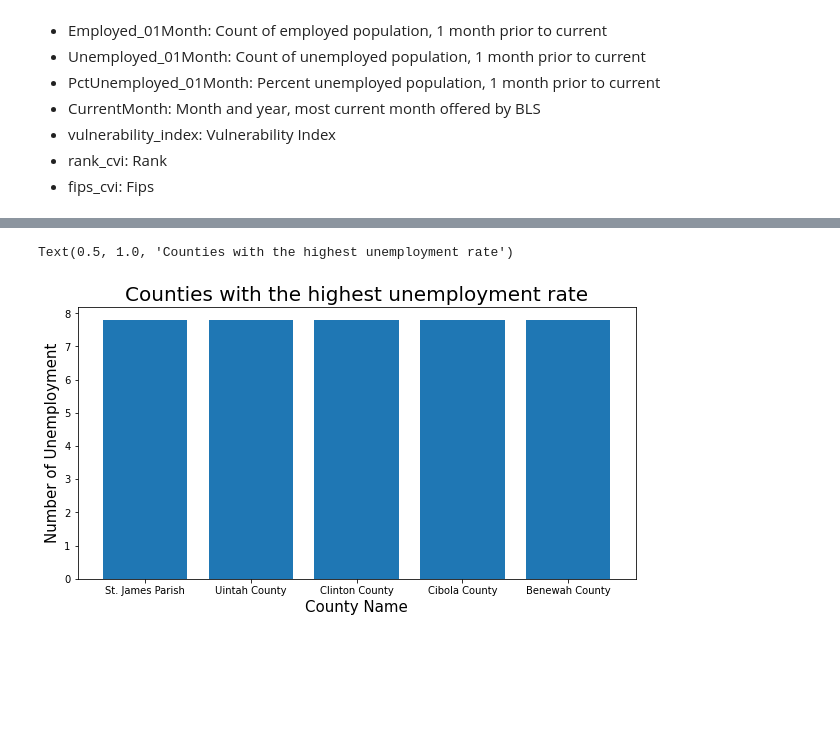
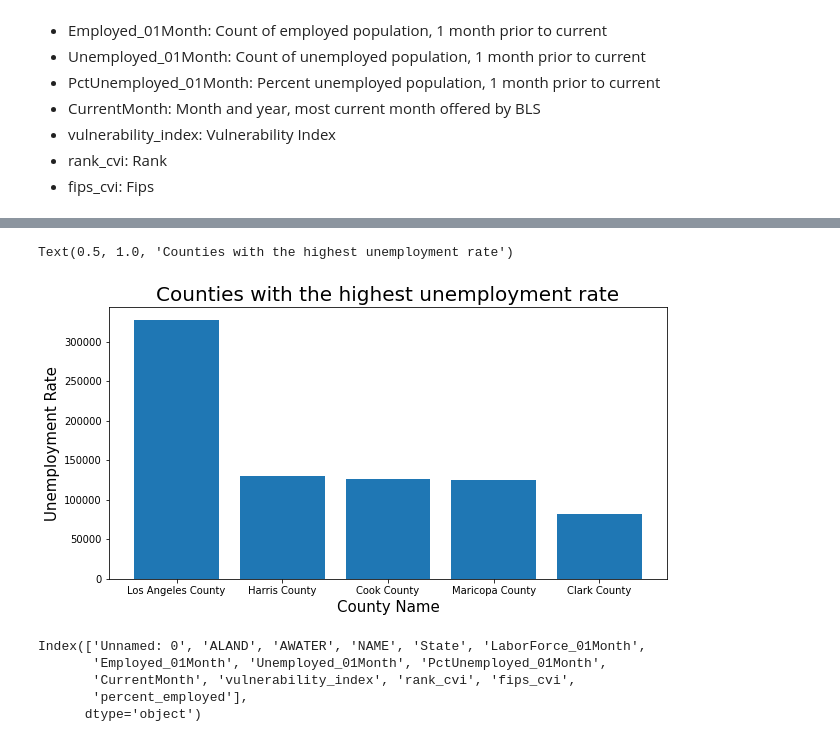
Before and after one commit to Dennieeeee/COVID19-Pandemic, a Jupyter notebook: COVID19_EDA.ipynb, the cells around one changed output, grey strips where cells are left out. Drawn from its saved outputs; the diff is of its cells as text; code cells hidden in the pictures; blank space fills up the shorter version.

```diff
--- a/COVID19_EDA.ipynb
+++ b/COVID19_EDA.ipynb
@@ -108,6 +108,6 @@ Text(0.5, 1.0, 'Top 5 Labor Forces')
 # %%
 #sorted by the unemployment in the county, decending order
-unemp_index_top5 = list(df1.PctUnemployed_01Month.sort_values(ascending=False).index[:5])
-unemp_top5 = df1.loc[unemp_index_top5]
+unemp_index_top5 = list(df.Unemployed_01Month.sort_values(ascending=False).index[:5])
+unemp_top5 = df.loc[unemp_index_top5]
 unemp_top5
 # %% [output]
@@ -120,14 +120,23 @@ unemp_top5
 # %%
-y2=list(unemp_top5.PctUnemployed_01Month)
+y2=list(unemp_top5.Unemployed_01Month)
 x2=[1,2,3,4,5]
 t2=list(unemp_top5.NAME.values)
 # %%
+
 plt.figure(figsize=(10,5))
 plt.bar(x2,y2)
 plt.xticks(x2,t2)
 plt.xlabel('County Name',size=15)
-plt.ylabel('Number of Unemployment',size=15)
+plt.ylabel('Unemployment Rate',size=15)
 plt.title('Counties with the highest unemployment rate',size=20)
 # %% [output]
 Text(0.5, 1.0, 'Counties with the highest unemployment rate')
-[figure, old version]
+[figure, new version]
+# %%
+df.columns
+# %% [output]
+Index(['Unnamed: 0', 'ALAND', 'AWATER', 'NAME', 'State', 'LaborForce_01Month',
+       'Employed_01Month', 'Unemployed_01Month', 'PctUnemployed_01Month',
+       'CurrentMonth', 'vulnerability_index', 'rank_cvi', 'fips_cvi',
+       'percent_employed'],
+      dtype='object')
```
Also changed, not shown: parts of 19 cells of this notebook.
